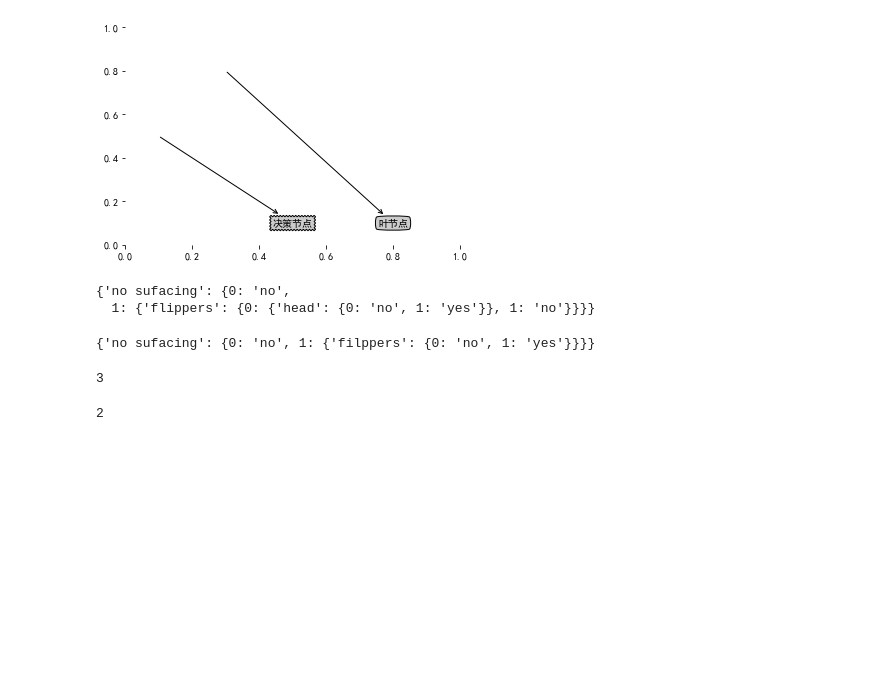
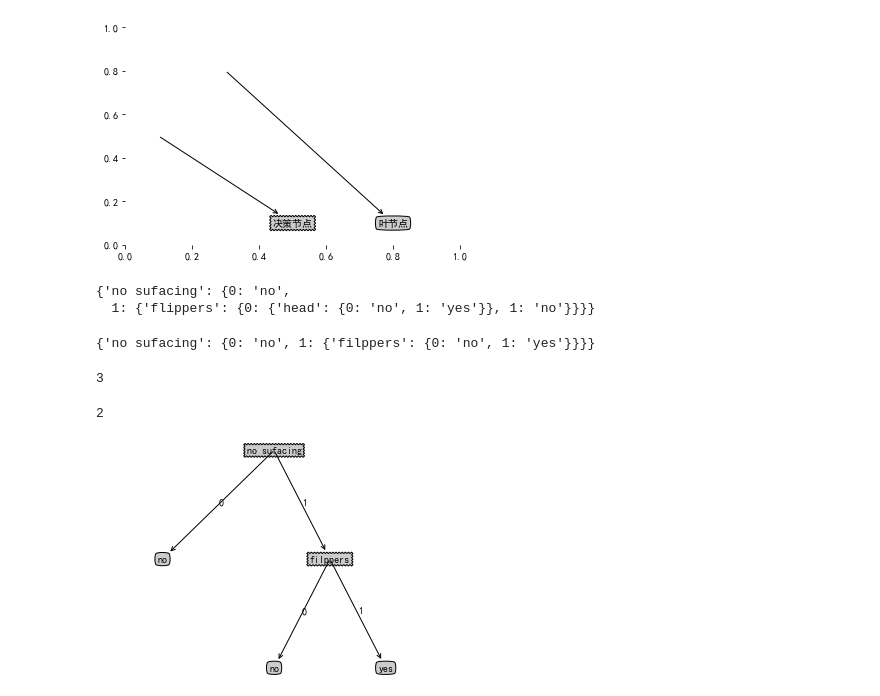
Before and after one commit to TinyHandsome/BookStudy, a Jupyter notebook: books/book_机器学习实战/3-DT.ipynb, the cells around one changed output. Saved outputs shown, nothing was run; the diff lists cells and outputs as text; code cells hidden in the pictures; blank space fills up the shorter version.

```diff
--- a/books/book_机器学习实战/3-DT.ipynb
+++ b/books/book_机器学习实战/3-DT.ipynb
@@ -278,7 +278,7 @@ def plotMidText(cntrPt, parentPt, txtString):
 def plotTree(myTree, parentPt, nodeTxt):
     numLeafs = getNumLeafs(myTree)
     depth = getTreeDepth(myTree)
-    firstStr = myTree.keys()[0]
+    firstStr = list(myTree.keys())[0]
     cntrPt = (plotTree.xOff + (1.0 + float(numLeafs))/2.0/plotTree.totalW, plotTree.yOff)
     plotMidText(cntrPt, parentPt, nodeTxt)
     plotNode(firstStr, cntrPt, parentPt, decisionNode)
@@ -286,6 +286,27 @@ def plotTree(myTree, parentPt, nodeTxt):
     plotTree.yOff = plotTree.yOff - 1.0/plotTree.totalD
     for key in secondDict.keys():
         if type(secondDict[key]).__name__  == 'dict':
-            plotTree(secondDict[key], cntrPt, str[key])
+            plotTree(secondDict[key], cntrPt, str(key))
         else:
-            plotTree.xOff = plotTree.xOff + 1.0/plotTree.totalW, plotMidText(cntrPt, parentPt, nodeTxt)
+            plotTree.xOff = plotTree.xOff + 1.0/plotTree.totalW
+            plotNode(secondDict[key], (plotTree.xOff, plotTree.yOff), cntrPt, leafNode)
+            plotMidText((plotTree.xOff, plotTree.yOff), cntrPt, str(key))
+
+    plotTree.yOff = plotTree.yOff + 1.0/plotTree.totalD
+# %%
+def createPlot(inTree):
+    fig = plt.figure(1, facecolor='white')
+    fig.clf()
+    axprops = dict(xticks=[], yticks=[])
+    createPlot.ax1 = plt.subplot(111, frameon=False, **axprops)
+    plotTree.totalW = float(getNumLeafs(inTree))
+    plotTree.totalD = float(getTreeDepth(inTree))
+    plotTree.xOff = -0.5/plotTree.totalW; plotTree.yOff = 1.0;
+    plotTree(inTree, (0.5, 1.0), '')
+    plt.show()
+# %%
+myTree = retrieveTree(0)
+# %%
+createPlot(myTree)
+# %% [output]
+[figure, added]
```
Also changed, not shown: 3 other files.
